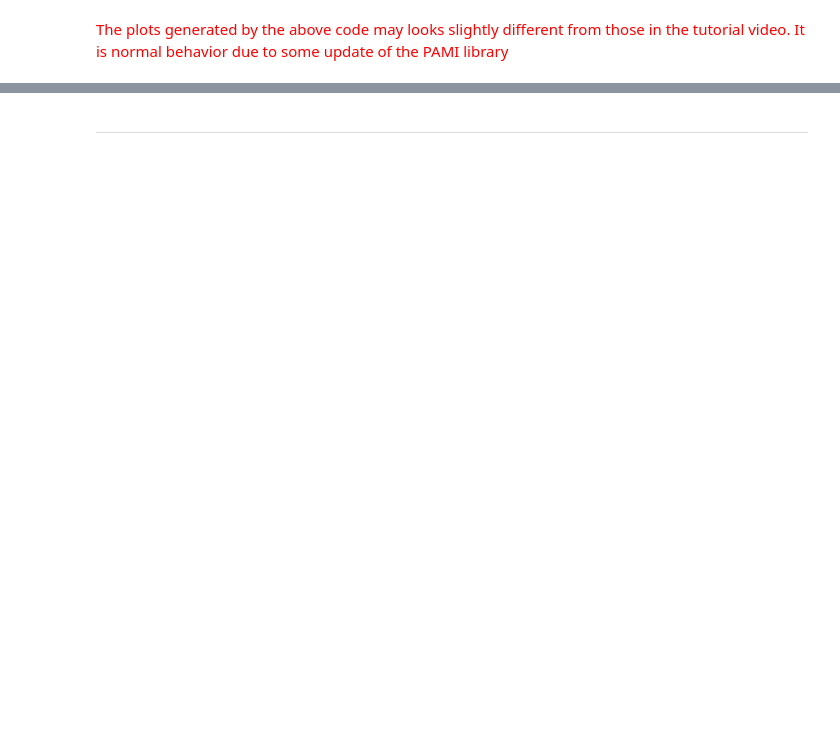
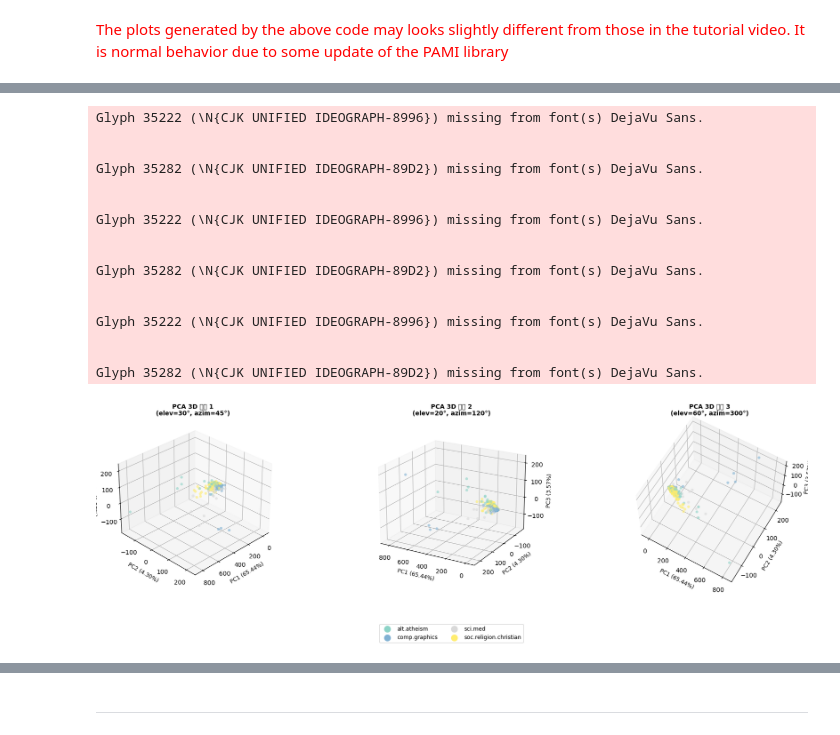
Before and after one commit to Crossbell-Ego/DM2025-Lab1-Exercise, a Jupyter notebook: DM2025-Lab1-Master.ipynb, the cells around one changed output, grey strips where cells are left out. Saved outputs shown, nothing was run; the diff lists cells and outputs as text; code cells hidden in the pictures; blank space fills up the shorter version.

```diff
--- a/DM2025-Lab1-Master.ipynb
+++ b/DM2025-Lab1-Master.ipynb
@@ -2375,0 +3005,60 @@ $Hint$: you can refer to Axes3D in the documentation.
+# %%
+# 獲取類別資訊以便著色
+categories = X['category_name'].values
+unique_categories = np.unique(categories)
+colors = plt.cm.Set3(np.linspace(0, 1, len(unique_categories)))
+color_map = {cat: colors[i] for i, cat in enumerate(unique_categories)}
+point_colors = np.array([color_map[cat] for cat in categories])
+
+# 建立 3 個不同角度的 PCA 3D 圖
+fig = plt.figure(figsize=(18, 5))
+angles = [
+    (30, 45),    # 仰角 30°, 方位角 45°
+    (20, 120),   # 仰角 20°, 方位角 120°
+    (60, 300)    # 仰角 60°, 方位角 300°
+]
+
+for idx, (elev, azim) in enumerate(angles, 1):
+    ax = fig.add_subplot(1, 3, idx, projection='3d')
+
+    # 繪製散點圖
+    scatter = ax.scatter(X_pca_3d[:, 0], X_pca_3d[:, 1], X_pca_3d[:, 2],
+                        c=point_colors, s=20, alpha=0.6, edgecolors='none')
+
+    # 設定視角
+    ax.view_init(elev=elev, azim=azim)
+
+    # 設定標籤和標題
+    ax.set_xlabel(f'PC1 ({pca_3d.explained_variance_ratio_[0]:.2%})', fontsize=9)
+    ax.set_ylabel(f'PC2 ({pca_3d.explained_variance_ratio_[1]:.2%})', fontsize=9)
+    ax.set_zlabel(f'PC3 ({pca_3d.explained_variance_ratio_[2]:.2%})', fontsize=9)
+    ax.set_title(f'PCA 3D 視角 {idx}\n(elev={elev}°, azim={azim}°)', fontsize=10, fontweight='bold')
+
+# 添加圖例
+legend_elements = [plt.scatter([], [], c=[color_map[cat]], s=100, label=cat)
+                  for cat in unique_categories]
+fig.legend(handles=legend_elements, loc='upper center', bbox_to_anchor=(0.5, -0.02),
+          ncol=2, fontsize=9, frameon=True)
+
+plt.tight_layout()
+plt.subplots_adjust(bottom=0.15)
+plt.savefig('pca_3d_multiview.png', dpi=100, bbox_inches='tight')
+plt.show()
+# %% [output]
+Glyph 35222 (\N{CJK UNIFIED IDEOGRAPH-8996}) missing from font(s) DejaVu Sans.
+
+
+Glyph 35282 (\N{CJK UNIFIED IDEOGRAPH-89D2}) missing from font(s) DejaVu Sans.
+
+
+Glyph 35222 (\N{CJK UNIFIED IDEOGRAPH-8996}) missing from font(s) DejaVu Sans.
+
+
+Glyph 35282 (\N{CJK UNIFIED IDEOGRAPH-89D2}) missing from font(s) DejaVu Sans.
+
+
+Glyph 35222 (\N{CJK UNIFIED IDEOGRAPH-8996}) missing from font(s) DejaVu Sans.
+
+
+Glyph 35282 (\N{CJK UNIFIED IDEOGRAPH-89D2}) missing from font(s) DejaVu Sans.
+[figure, added]
```
Also changed, not shown: parts of 120 cells of this notebook, 9 other files.
